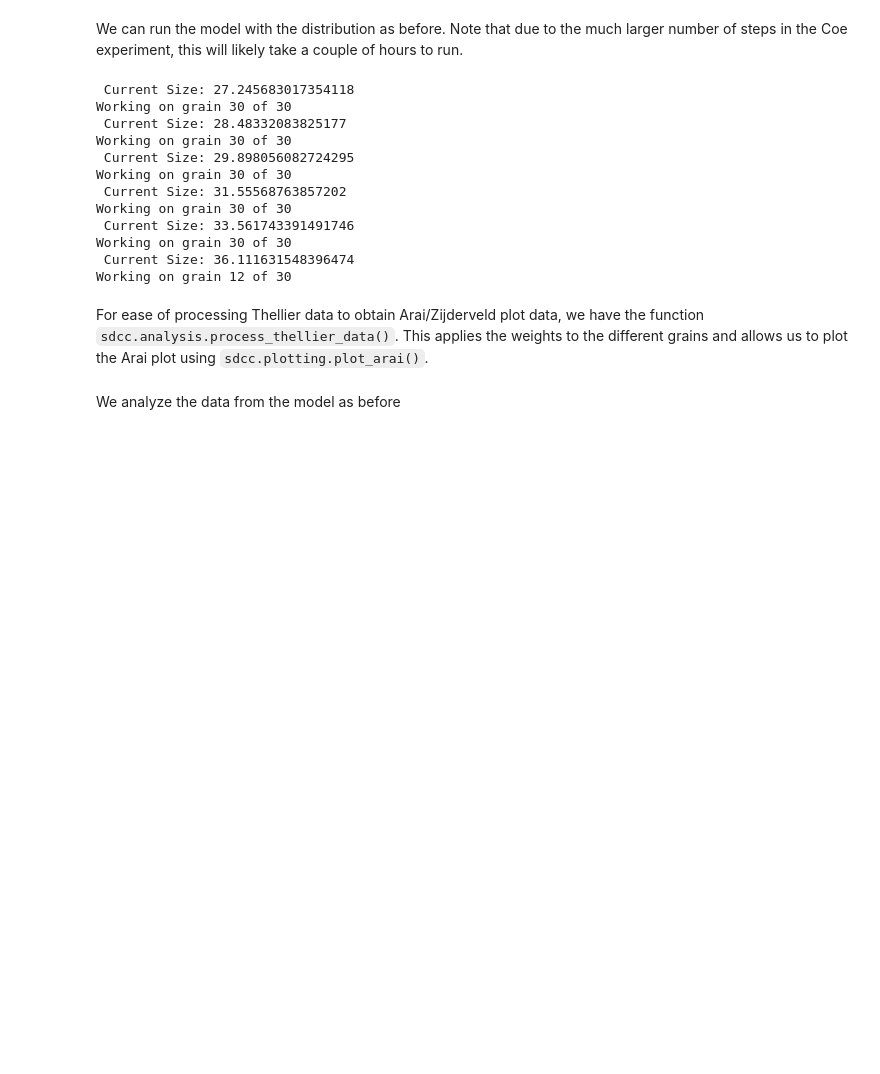
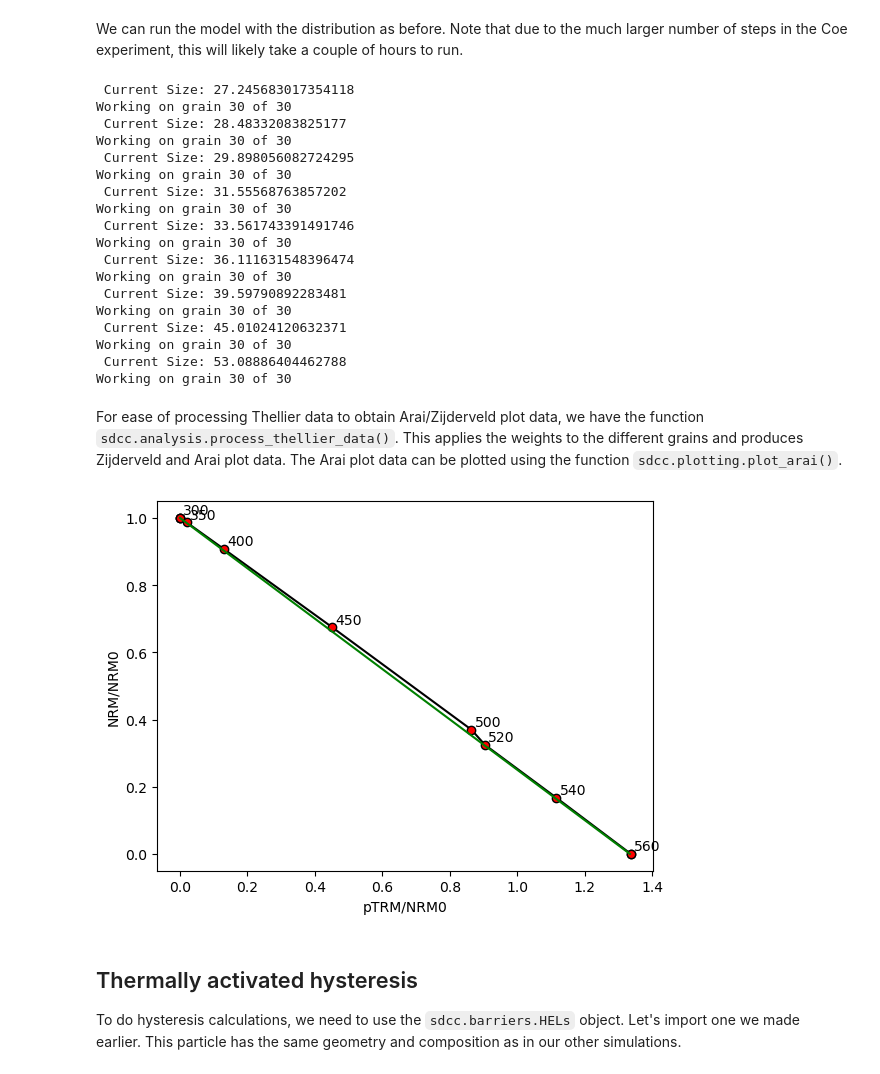
Before and after one commit to bcych/SDCC, a Jupyter notebook: docs/sdcc_examples.ipynb, the cells around one changed output. Saved outputs shown, nothing was run; the diff lists cells and outputs as text; code cells hidden in the pictures; blank space fills up the shorter version.

Commit message:
added plotting/analysis functions for thellier experiments, added saving results to file

```diff
--- a/docs/sdcc_examples.ipynb
+++ b/docs/sdcc_examples.ipynb
@@ -209,7 +209,7 @@ with open('../particles/TM00_PRO_2.50_OBL_1.00_hard.gel', 'rb') as f:
 # Set up treatment routine
 B_dir = [1,0,0] #Field direction - along x here
 B_str = 40 #Field strength - 40uT
-relax_routine = relaxation_time(gel_test, B_dir,B_str)
+relax_routine = relaxation_time(thermParticle, B_dir,B_str)
 
 # Set up particle size
 size = 21 #size in nm
@@ -345,6 +347,12 @@ Working on grain 30 of 30
  Current Size: 33.561743391491746
 Working on grain 30 of 30
  Current Size: 36.111631548396474
-Working on grain 12 of 30
+Working on grain 30 of 30
+ Current Size: 39.59790892283481
+Working on grain 30 of 30
+ Current Size: 45.01024120632371
+Working on grain 30 of 30
+ Current Size: 53.08886404462788
+Working on grain 30 of 30
 # %% [markdown]
-For ease of processing Thellier data to obtain Arai/Zijderveld plot data, we have the function `sdcc.analysis.process_thellier_data()`. This applies the weights to the different grains and allows us to plot the Arai plot using `sdcc.plotting.plot_arai()`.
+For ease of processing Thellier data to obtain Arai/Zijderveld plot data, we have the function `sdcc.analysis.process_thellier_data()`. This applies the weights to the different grains and produces Zijderveld and Arai plot data. The Arai plot data can be plotted using the function `sdcc.plotting.plot_arai()`.
@@ -400,2 +359,11 @@ def process_thellier_data(vs_list, routine, weights):
+# %%
+from sdcc.plotting import plot_arai
+from sdcc.analysis import process_thellier_data
+Zs,Is,Zs_mag,Is_mag = process_thellier_data(m_list,coe_routine,weights)
+plot_arai(Zs_mag, Is_mag, B_anc, B_str)
+# %% [output]
+[figure, added]
 # %% [markdown]
-We analyze the data from the model as before
+## Thermally activated hysteresis
+
+To do hysteresis calculations, we need to use the `sdcc.barriers.HELs` object. Let's import one we made earlier. This particle has the same geometry and composition as in our other simulations.
```
Also changed, not shown: parts of 14 cells of this notebook, 5 other files.
